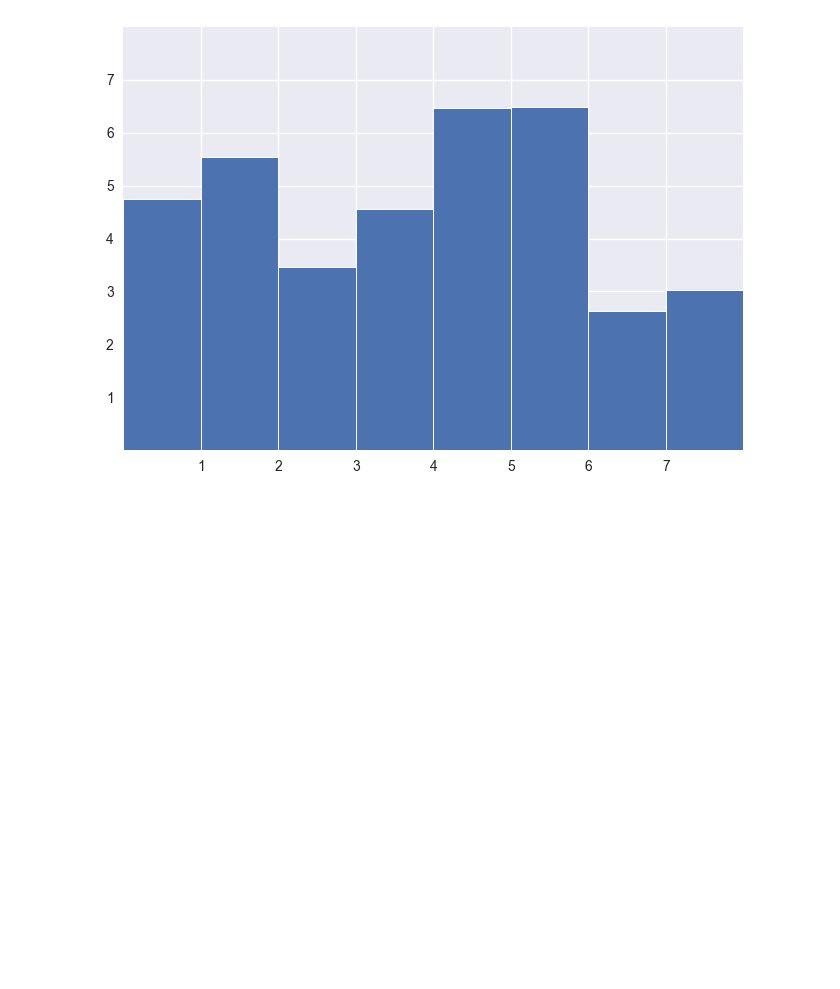
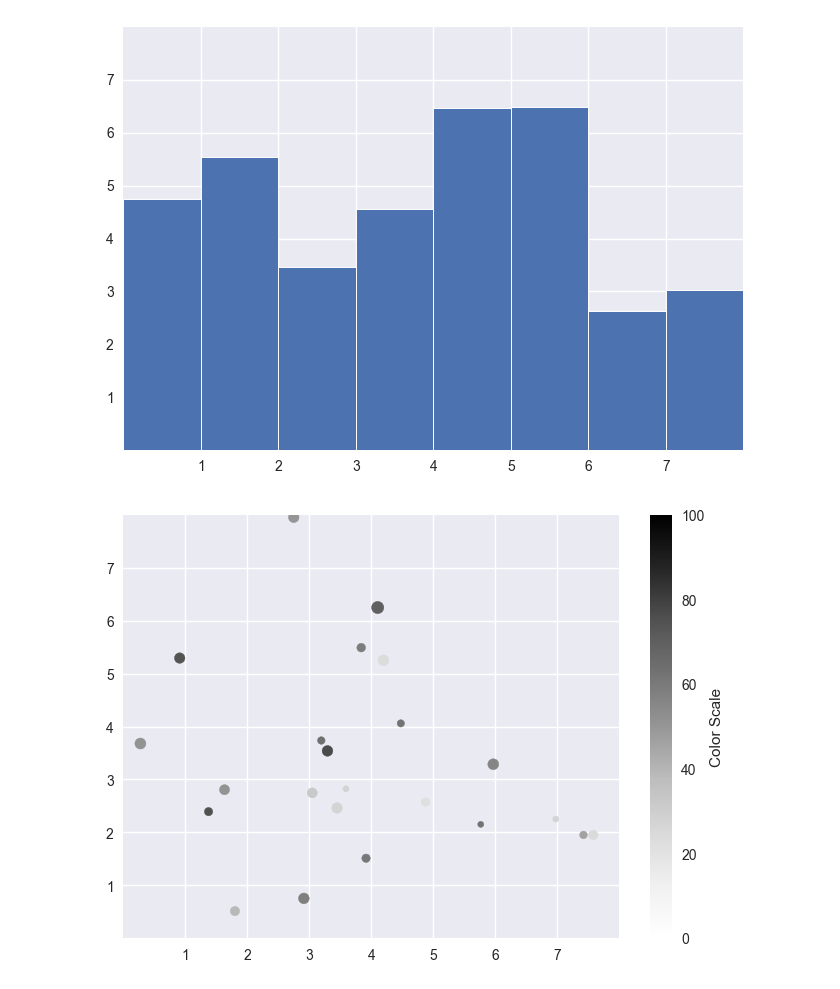
Before and after one commit to SideeID/data-visualization, a Jupyter notebook: minggu4.ipynb, the cells around one changed output. Saved outputs shown, nothing was run; the diff lists cells and outputs as text; code cells hidden in the pictures; blank space fills up the shorter version.

```diff
--- a/minggu4.ipynb
+++ b/minggu4.ipynb
@@ -94,3 +94,28 @@ ax.set(xlim=(0, 8), xticks=np.arange(1, 8),
 plt.show()
 # %% [output]
 [figure]
+# %%
+import matplotlib.pyplot as plt
+import numpy as np
+
+plt.style.use('seaborn')
+
+np.random.seed(3)
+x = 4 + np.random.normal(0, 2, 24)
+y = 4 + np.random.normal(0, 2, len(x))
+
+sizes = np.random.uniform(15, 80, len(x))
+colors = np.random.uniform(15, 80, len(x))
+
+fig, ax = plt.subplots()
+scatter = ax.scatter(x, y, s=sizes, c=colors, vmin=0, vmax=100)
+
+ax.set(xlim=(0, 8), xticks=np.arange(1, 8),
+       ylim=(0, 8), yticks=np.arange(1, 8))
+
+cbar = plt.colorbar(scatter)
+cbar.set_label('Color Scale')
+
+plt.show()
+# %% [output]
+[figure, added]
```
Also changed, not shown: parts of 1 cell of this notebook.
